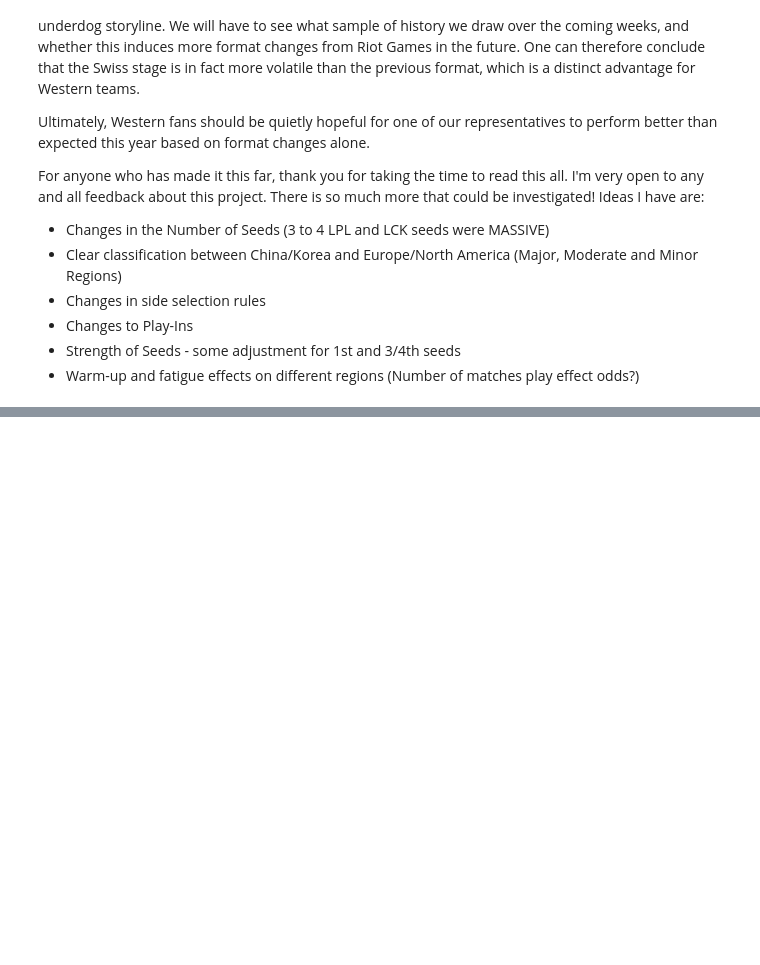
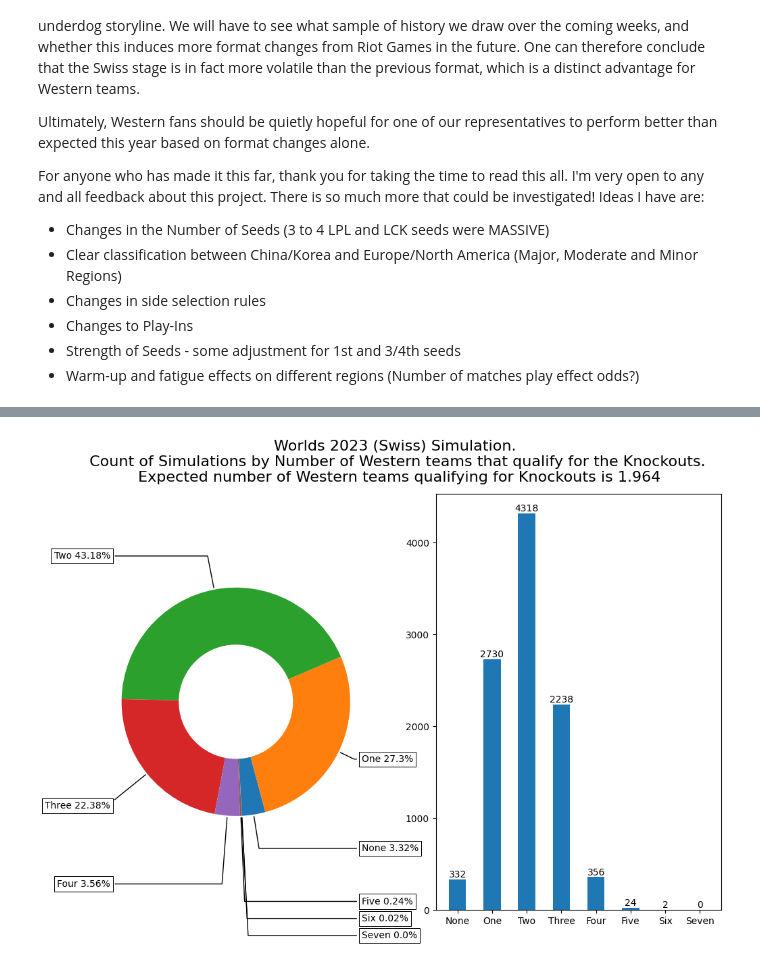
Before and after one commit to JordanJHood/StochasticSim-LeagueOfLegends-Worlds2023-WhatImpactWillSwissHave, a Jupyter notebook: Worlds s13.ipynb, the cells around one changed output, grey strips where cells are left out. Saved outputs shown, nothing was run; the diff lists cells and outputs as text; code cells hidden in the pictures; blank space fills up the shorter version.

Commit message:
v1.2 - EXTRA_1: Expected Number of Western Teams Qualifying from Swiss/Groups analysis

```diff
--- a/Worlds s13.ipynb
+++ b/Worlds s13.ipynb
@@ -1948,0 +1953,9 @@ For anyone who has made it this far, thank you for taking the time to read this
+# %%
+# Knockouts Stage (Top 8) - SWISS SIM
+extra1_knockout_count = pd.DataFrame(np.zeros((8,len(list_of_all_global_regions))),columns=list_of_all_global_regions)
+for region in list_of_all_global_regions:
+    for i in range(8):
+        extra1_knockout_count.loc[i,region] = sum(knockouts_appear.loc[:,region]==i)
+        extra1_knockout_count.loc[i,'The West'] = sum(knockouts_appear.loc[:,['LEC','LCS']].sum(axis=1)==i)
+expected_count_of_western_qualification = sum(extra1_knockout_count['The West']*[0,1,2,3,4,5,6,7]/sum(extra1_knockout_count['The West']))
+extra1_knockout_count
@@ -1948,0 +1976,37 @@ For anyone who has made it this far, thank you for taking the time to read this
+# %%
+donutdata = extra1_knockout_count['The West']
+donutnumberofteamslist=['None','One','Two','Three','Four','Five','Six','Seven']
+percent_strings = []
+for data in donutdata:
+    percent_strings.append(str(100*data/sum(donutdata))+"%")
+
+fig, [ax1,ax2] = plt.subplots(1,2,figsize=(12, 8))#, subplot_kw=dict(aspect="equal"))
+
+wedges, texts = ax1.pie(donutdata[:8], wedgeprops=dict(width=0.5), startangle=-87)
+
+bbox_props = dict(boxstyle="square,pad=0.3", fc="w", ec="k", lw=0.72)
+kw = dict(arrowprops=dict(arrowstyle="-"),
+          bbox=bbox_props, zorder=0, va="center")
+
+for i, p in enumerate(wedges):
+    ang = (p.theta2 - p.theta1)/2. + p.theta1
+    y = np.sin(np.deg2rad(ang))
+    x = np.cos(np.deg2rad(ang))
+    horizontalalignment = {-1: "right", 1: "left"}[int(np.sign(x))]
+    connectionstyle = f"angle,angleA=0,angleB={ang}"
+    kw["arrowprops"].update({"connectionstyle": connectionstyle})
+    if i!=0:
+        vdist = i
+    else:
+        vdist = 2
+    ax1.annotate((str(donutnumberofteamslist[i])+" "+percent_strings[i]), xy=(x, y), xytext=(1.1*np.sign(x), (vdist*0.15+1)*y),
+                horizontalalignment=horizontalalignment, **kw)
+
+count = ax2.bar(donutnumberofteamslist,donutdata, width=0.5)
+ax2.bar_label(count,label_type="edge")
+
+fig.suptitle("Worlds 2023 (Swiss) Simulation. \n Count of Simulations by Number of Western teams that qualify for the Knockouts. \n Expected number of Western teams qualifying for Knockouts is " + str(np.round(expected_count_of_western_qualification,3)), size=16)
+
+plt.show()
+# %% [output]
+[figure, added]
```
Also changed, not shown: parts of 4 cells of this notebook.
